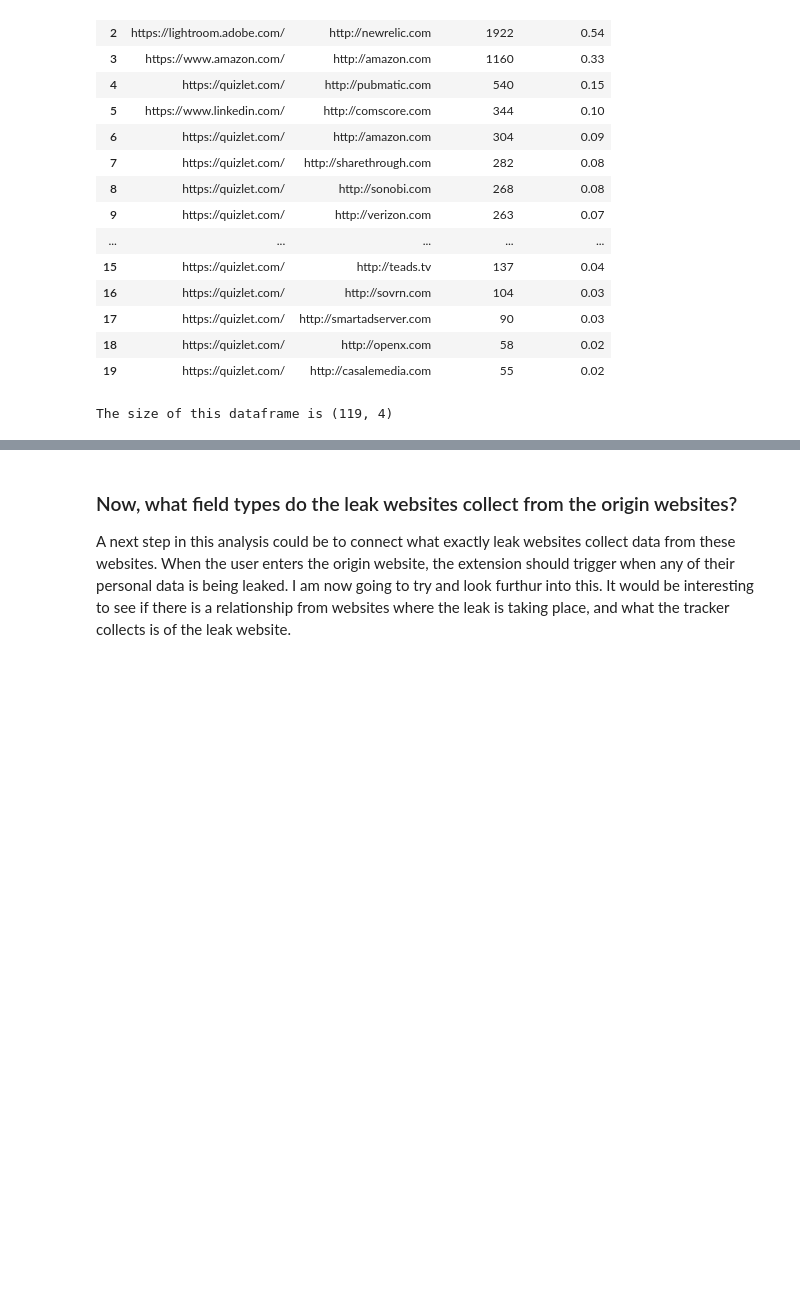
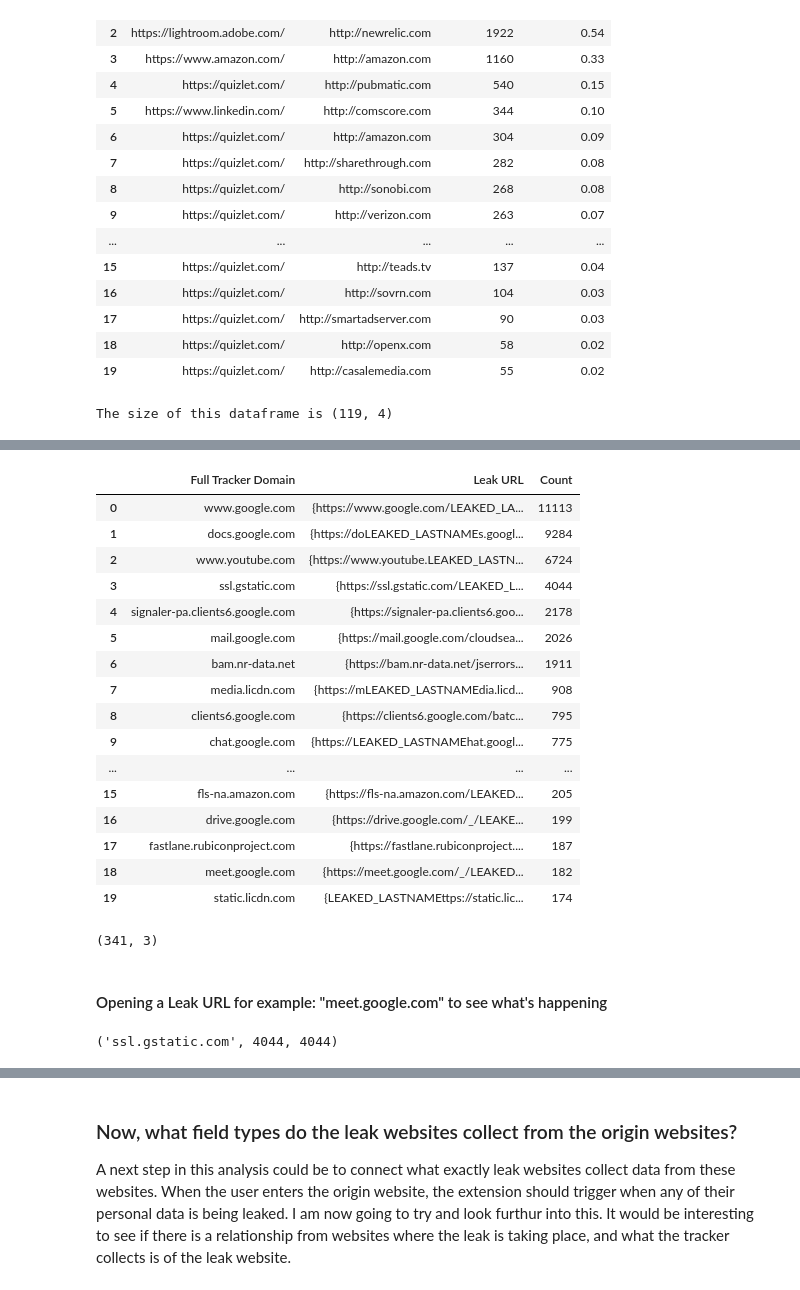
Before and after one commit to NoahApthorpe/EdTechInspector, a Jupyter notebook: EDA/25thJuly_DA_output_rewriting.ipynb, the cells around one changed output, grey strips where cells are left out. Saved outputs shown, nothing was run; the diff lists cells and outputs as text; code cells hidden in the pictures; blank space fills up the shorter version.

```diff
--- a/EDA/25thJuly_DA_output_rewriting.ipynb
+++ b/EDA/25thJuly_DA_output_rewriting.ipynb
@@ -490,0 +466,37 @@ print(df_full_vs_leak1["Leak URL"].values[3])
+# %%
+df_full_vs_leak1 = df_full_vs_leak.groupby('Full Tracker Domain')['Leak URL'].apply(set).reset_index(name = "Leak URL")
+df_full_vs_leak1["Count"] = df_full_vs_leak1['Leak URL'].str.len()
+#grouped_df['Leak URLS'].str.len()
+df_full_vs_leak1.sort_values('Count',ascending = False, inplace = True)
+# %%
+df_full_vs_leak1.reset_index(drop = True, inplace=True)
+df_full_vs_leak1.head(20)
+# %% [output]
+|  | Full Tracker Domain | Leak URL | Count |
+| 0 | www.google.com | {https://www.google.com/LEAKED_LA... | 11113 |
+| 1 | docs.google.com | {https://doLEAKED_LASTNAMEs.googl... | 9284 |
+| 2 | www.youtube.com | {https://www.youtube.LEAKED_LASTN... | 6724 |
+| 3 | ssl.gstatic.com | {https://ssl.gstatic.com/LEAKED_L... | 4044 |
+| 4 | signaler-pa.clients6.google.com | {https://signaler-pa.clients6.goo... | 2178 |
+| 5 | mail.google.com | {https://mail.google.com/cloudsea... | 2026 |
+| 6 | bam.nr-data.net | {https://bam.nr-data.net/jserrors... | 1911 |
+| 7 | media.licdn.com | {https://mLEAKED_LASTNAMEdia.licd... | 908 |
+| 8 | clients6.google.com | {https://clients6.google.com/batc... | 795 |
+| 9 | chat.google.com | {https://LEAKED_LASTNAMEhat.googl... | 775 |
+| ... | ... | ... | ... |
+| 15 | fls-na.amazon.com | {https://fls-na.amazon.com/LEAKED... | 205 |
+| 16 | drive.google.com | {https://drive.google.com/_/LEAKE... | 199 |
+| 17 | fastlane.rubiconproject.com | {https://fastlane.rubiconproject.... | 187 |
+| 18 | meet.google.com | {https://meet.google.com/_/LEAKED... | 182 |
+| 19 | static.licdn.com | {LEAKED_LASTNAMEttps://static.lic... | 174 |
+# %%
+df_full_vs_leak1.shape
+# %% [output]
+(341, 3)
+# %% [markdown]
+#### Opening a Leak URL for example: "meet.google.com" to see what's happening
+# %%
+len1 = (df_full_vs_leak1["Full Tracker Domain"].values[3],len(df_full_vs_leak1["Leak URL"].values[3]),df_full_vs_leak1["Count"].values[3])
+print(len1)
+# %% [output]
+('ssl.gstatic.com', 4044, 4044)
```
Also changed, not shown: parts of 26 cells of this notebook, 1 other file.
